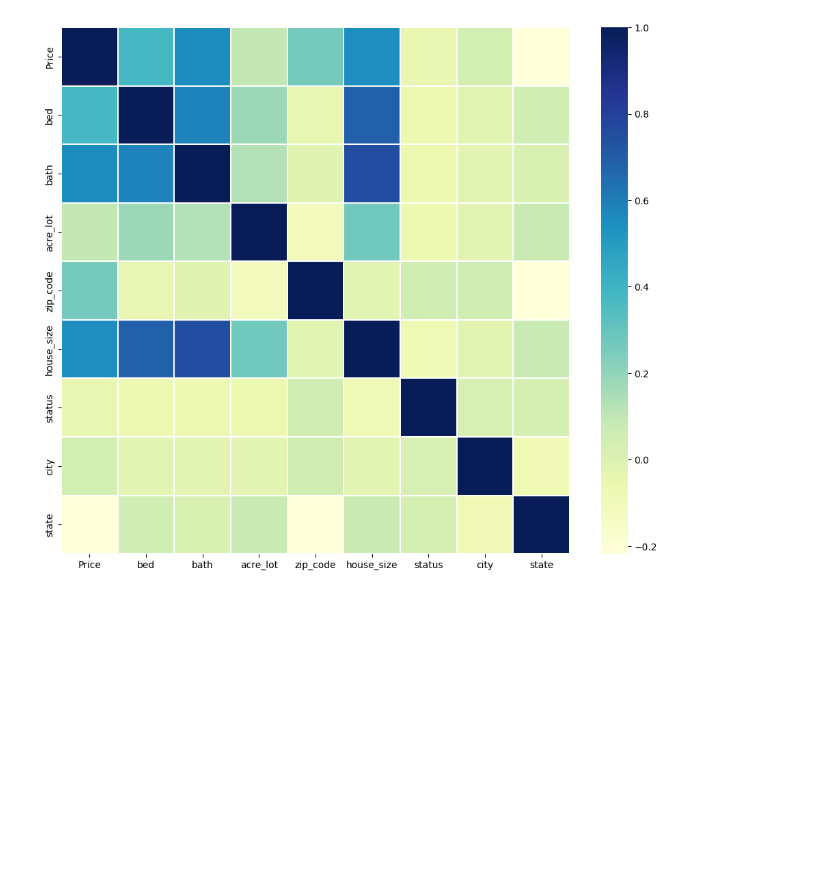
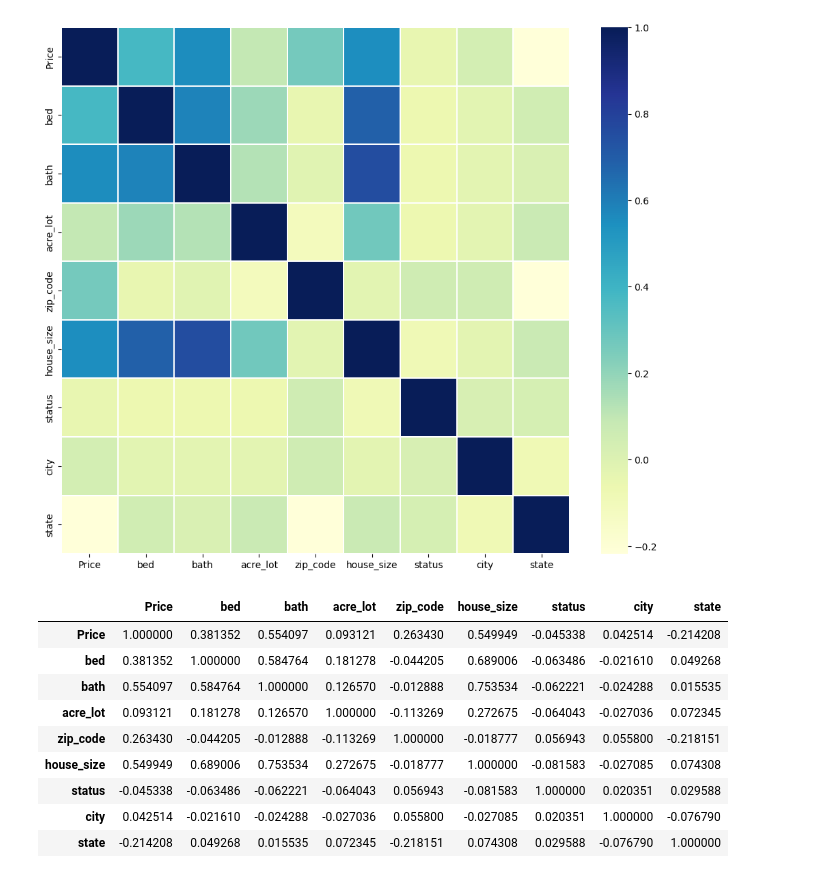
Before and after one commit to zwblank/Project_4, a Jupyter notebook: correlation_matrix.ipynb, the cells around one changed output. Saved outputs shown, nothing was run; the diff lists cells and outputs as text; code cells hidden in the pictures; blank space fills up the shorter version.

```diff
--- a/correlation_matrix.ipynb
+++ b/correlation_matrix.ipynb
@@ -46,3 +46,16 @@ sns.heatmap(corrmat, ax=ax, cmap="YlGnBu", linewidths=0.1)
 # %% [output]
 <Axes: >
 [figure]
+# %%
+corrmat
+# %% [output]
+|  | Price | bed | bath | acre_lot | zip_code | house_size | status | city | state |
+| Price | 1.000000 | 0.381352 | 0.554097 | 0.093121 | 0.263430 | 0.549949 | -0.045338 | 0.042514 | -0.214208 |
+| bed | 0.381352 | 1.000000 | 0.584764 | 0.181278 | -0.044205 | 0.689006 | -0.063486 | -0.021610 | 0.049268 |
+| bath | 0.554097 | 0.584764 | 1.000000 | 0.126570 | -0.012888 | 0.753534 | -0.062221 | -0.024288 | 0.015535 |
+| acre_lot | 0.093121 | 0.181278 | 0.126570 | 1.000000 | -0.113269 | 0.272675 | -0.064043 | -0.027036 | 0.072345 |
+| zip_code | 0.263430 | -0.044205 | -0.012888 | -0.113269 | 1.000000 | -0.018777 | 0.056943 | 0.055800 | -0.218151 |
+| house_size | 0.549949 | 0.689006 | 0.753534 | 0.272675 | -0.018777 | 1.000000 | -0.081583 | -0.027085 | 0.074308 |
+| status | -0.045338 | -0.063486 | -0.062221 | -0.064043 | 0.056943 | -0.081583 | 1.000000 | 0.020351 | 0.029588 |
+| city | 0.042514 | -0.021610 | -0.024288 | -0.027036 | 0.055800 | -0.027085 | 0.020351 | 1.000000 | -0.076790 |
+| state | -0.214208 | 0.049268 | 0.015535 | 0.072345 | -0.218151 | 0.074308 | 0.029588 | -0.076790 | 1.000000 |
```
